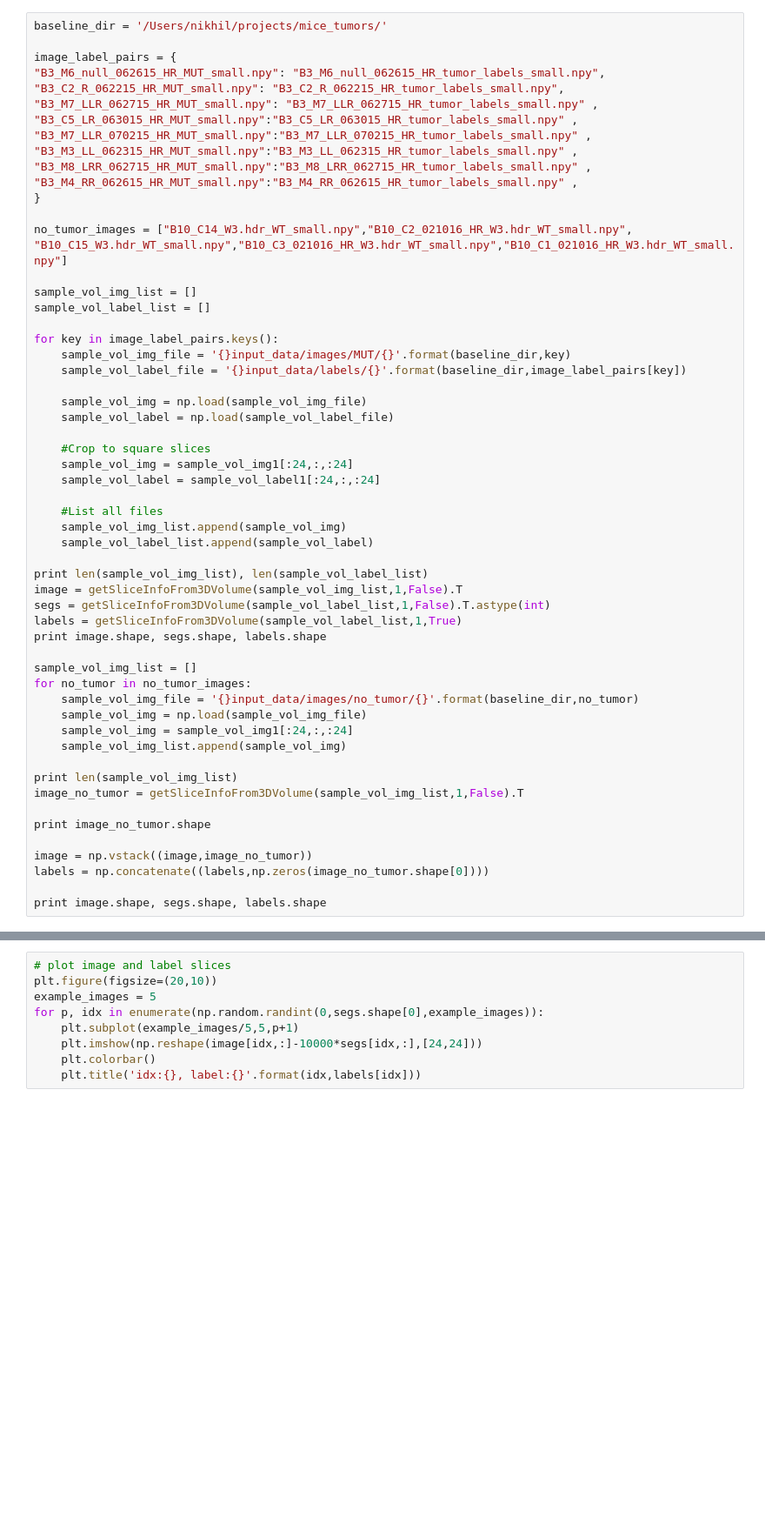
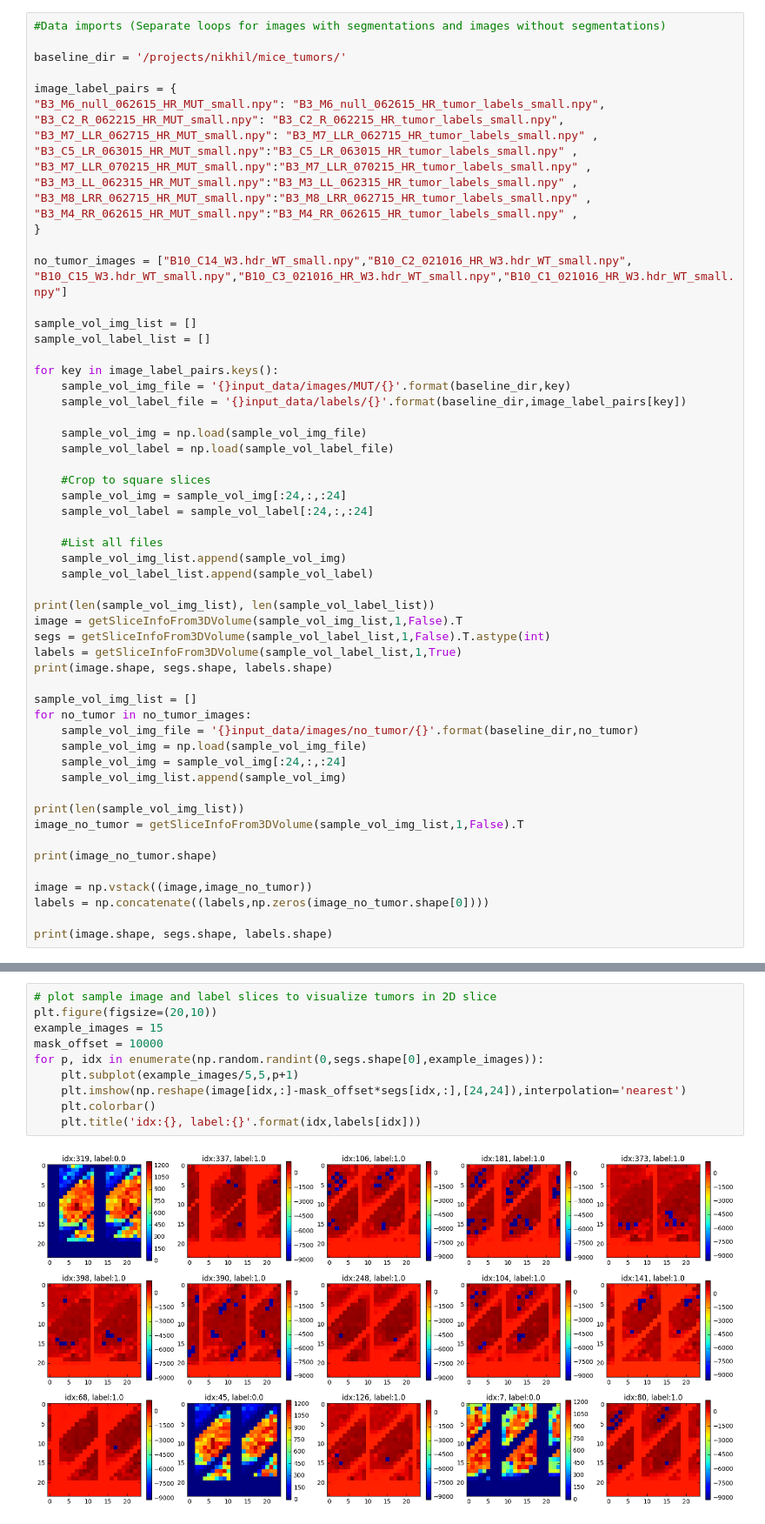
Before and after one commit to TIGRLab/NI-ML, a Jupyter notebook: models/notebooks/TF_Neuroimaging_test.ipynb, the cells around one changed output, grey strips where cells are left out. Shown at 87% size. Drawn from its saved outputs; the diff is of its cells as text; blank space fills up the shorter version.

Commit message:
updated TF code for mice_tumor detection

```diff
--- a/models/notebooks/TF_Neuroimaging_test.ipynb
+++ b/models/notebooks/TF_Neuroimaging_test.ipynb
@@ -109,7 +123,9 @@ def getSliceInfoFrom3DVolume(vol_list,slice_dim,label_slices):
 
     return np.squeeze(out_array)
 # %%
-baseline_dir = '/Users/nikhil/projects/mice_tumors/'
+#Data imports (Separate loops for images with segmentations and images without segmentations)
+
+baseline_dir = '/projects/nikhil/mice_tumors/'
 
 image_label_pairs = {
 "B3_M6_null_062615_HR_MUT_small.npy": "B3_M6_null_062615_HR_tumor_labels_small.npy",
@@ -136,32 +152,32 @@ for key in image_label_pairs.keys():
     sample_vol_label = np.load(sample_vol_label_file)
 
     #Crop to square slices
-    sample_vol_img = sample_vol_img1[:24,:,:24]
-    sample_vol_label = sample_vol_label1[:24,:,:24]
+    sample_vol_img = sample_vol_img[:24,:,:24]
+    sample_vol_label = sample_vol_label[:24,:,:24]
 
     #List all files
     sample_vol_img_list.append(sample_vol_img)
     sample_vol_label_list.append(sample_vol_label)
 
-print len(sample_vol_img_list), len(sample_vol_label_list)
+print(len(sample_vol_img_list), len(sample_vol_label_list))
 image = getSliceInfoFrom3DVolume(sample_vol_img_list,1,False).T
 segs = getSliceInfoFrom3DVolume(sample_vol_label_list,1,False).T.astype(int)
 labels = getSliceInfoFrom3DVolume(sample_vol_label_list,1,True)
-print image.shape, segs.shape, labels.shape
+print(image.shape, segs.shape, labels.shape)
 
 sample_vol_img_list = []
 for no_tumor in no_tumor_images:
     sample_vol_img_file = '{}input_data/images/no_tumor/{}'.format(baseline_dir,no_tumor)
     sample_vol_img = np.load(sample_vol_img_file)
-    sample_vol_img = sample_vol_img1[:24,:,:24]
+    sample_vol_img = sample_vol_img[:24,:,:24]
     sample_vol_img_list.append(sample_vol_img)
 
-print len(sample_vol_img_list)
+print(len(sample_vol_img_list))
 image_no_tumor = getSliceInfoFrom3DVolume(sample_vol_img_list,1,False).T
 
-print image_no_tumor.shape
+print(image_no_tumor.shape)
 
 image = np.vstack((image,image_no_tumor))
 labels = np.concatenate((labels,np.zeros(image_no_tumor.shape[0])))
 
-print image.shape, segs.shape, labels.shape
+print(image.shape, segs.shape, labels.shape)
@@ -168,11 +190,14 @@ print image.shape, segs.shape, labels.shape
 # %%
-# plot image and label slices
+# plot sample image and label slices to visualize tumors in 2D slice
 plt.figure(figsize=(20,10))
-example_images = 5
+example_images = 15
+mask_offset = 10000
 for p, idx in enumerate(np.random.randint(0,segs.shape[0],example_images)):
     plt.subplot(example_images/5,5,p+1)
-    plt.imshow(np.reshape(image[idx,:]-10000*segs[idx,:],[24,24]))
+    plt.imshow(np.reshape(image[idx,:]-mask_offset*segs[idx,:],[24,24]),interpolation='nearest')
     plt.colorbar()
     plt.title('idx:{}, label:{}'.format(idx,labels[idx]))
+# %% [output]
+[figure, added]
 # %%
 # If KF doesn't exist then create train-val-test sets
```
Also changed, not shown: parts of 10 cells of this notebook.
